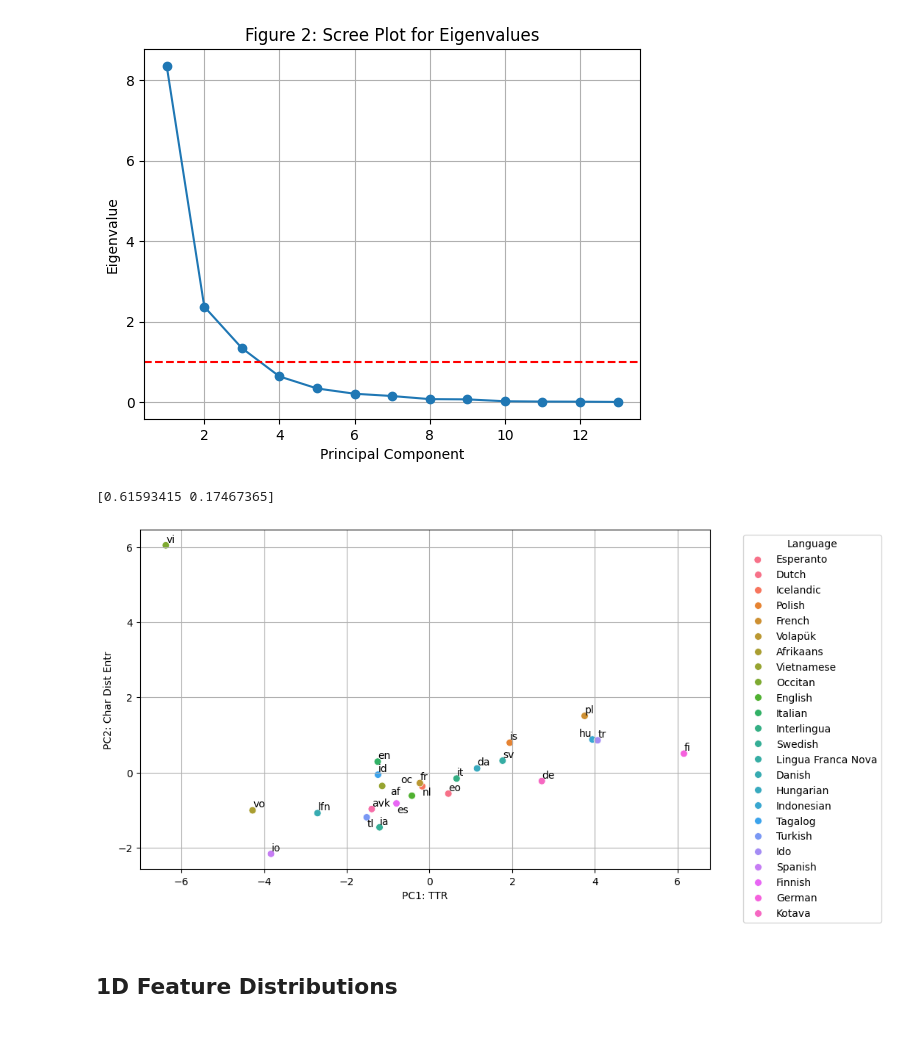
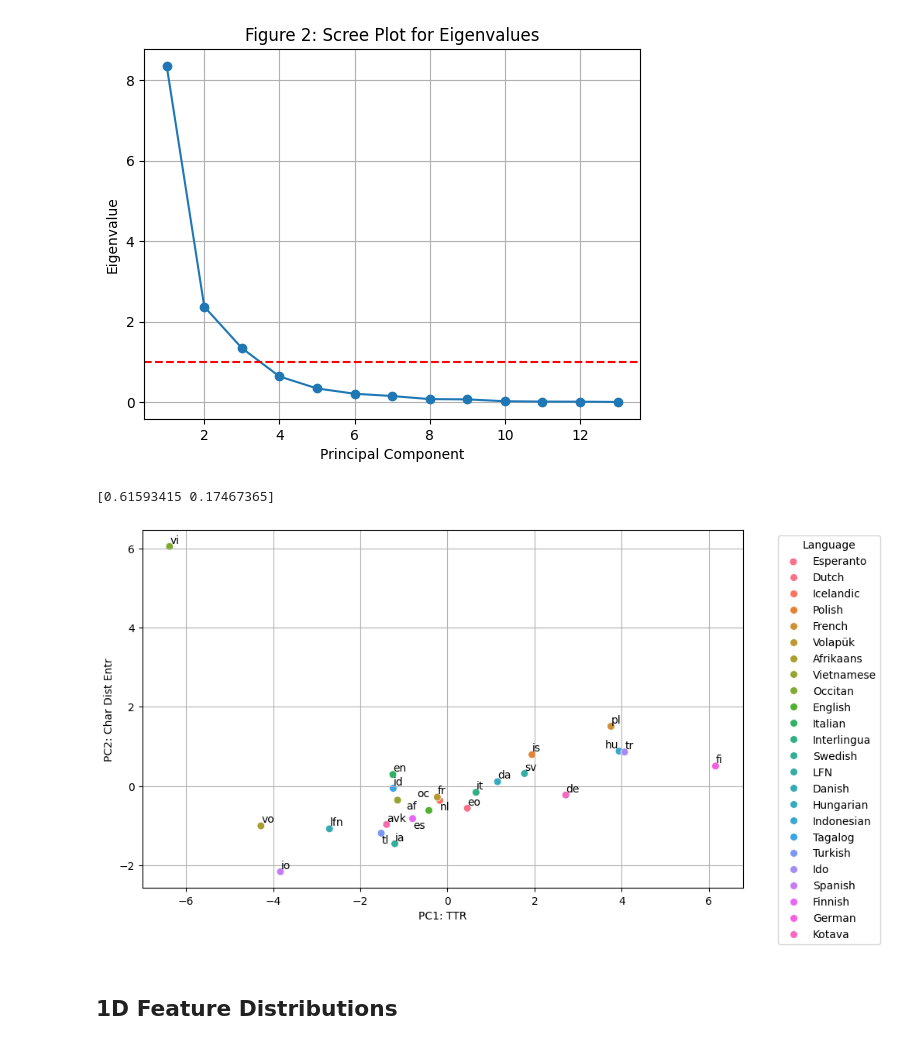
Before and after one commit to kirbergerconnor/iscl-thesis, a Jupyter notebook: features.ipynb, the cells around one changed output. Saved outputs shown, nothing was run; the diff lists cells and outputs as text; code cells hidden in the pictures.

```diff
--- a/features.ipynb
+++ b/features.ipynb
@@ -394,35 +394,35 @@ lang_labels = {
     'tl': 'Tagalog',
     'ia': 'Interlingua',
     'fi': 'Finnish',
     'vi': 'Vietnamese',
     'hu': 'Hungarian',
     'nl': 'Dutch',
-    'lfn': 'Lingua Franca Nova',
+    'lfn': 'LFN',
     'es': 'Spanish',
     'io': 'Ido',
     'af': 'Afrikaans',
     'fr': 'French',
     'it': 'Italian',
     'tr': 'Turkish',
     'de': 'German',
     'oc': 'Occitan',
     'en': 'English',
     'vo': 'Volapük',
     'avk': 'Kotava'
     }
 legend_labels3 = [lang_labels[abb] for abb in pca_df.index]
 
 plt.xlabel(f"PC1: {get_top_feats(pca_loadings_df, 'PC1')[0]}")
 plt.ylabel(f"PC2: {get_top_feats(pca_loadings_df, 'PC2')[0]}")
 # plt.title('PCA of Features')
 plt.grid(True)
 plt.legend(title='Language', labels=legend_labels3, bbox_to_anchor=(1.05, 1), loc='upper left')
 plt.savefig('./results/PCA_of_Features.png', bbox_inches='tight')
 # plt.tight_layout()
 plt.show()
 # %% [output]
 [0.61593415 0.17467365]
-[figure, old version]
+[figure, new version]
 # %%
 # # 3D VISUALIZATION, 3 PRINCIPLE COMPONENTS
 
```
Also changed, not shown: 24 other files.
